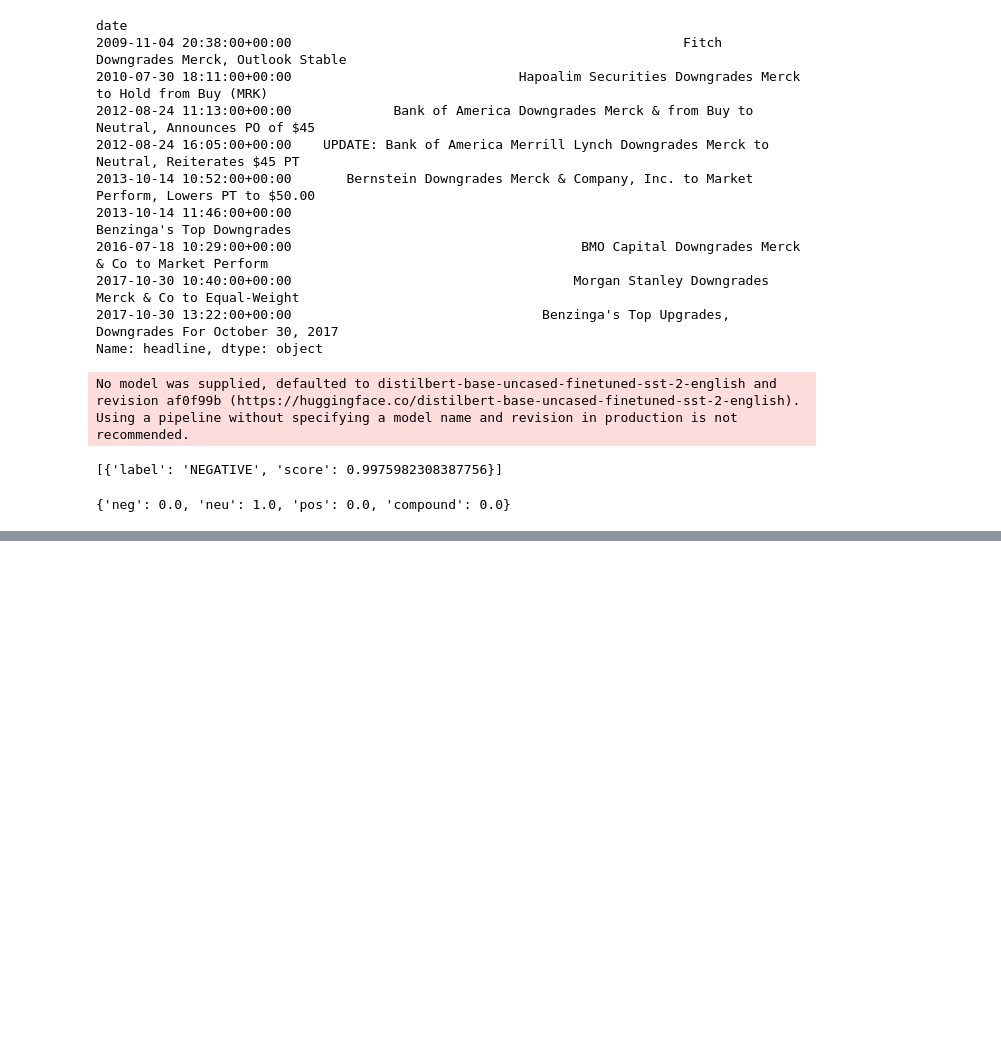
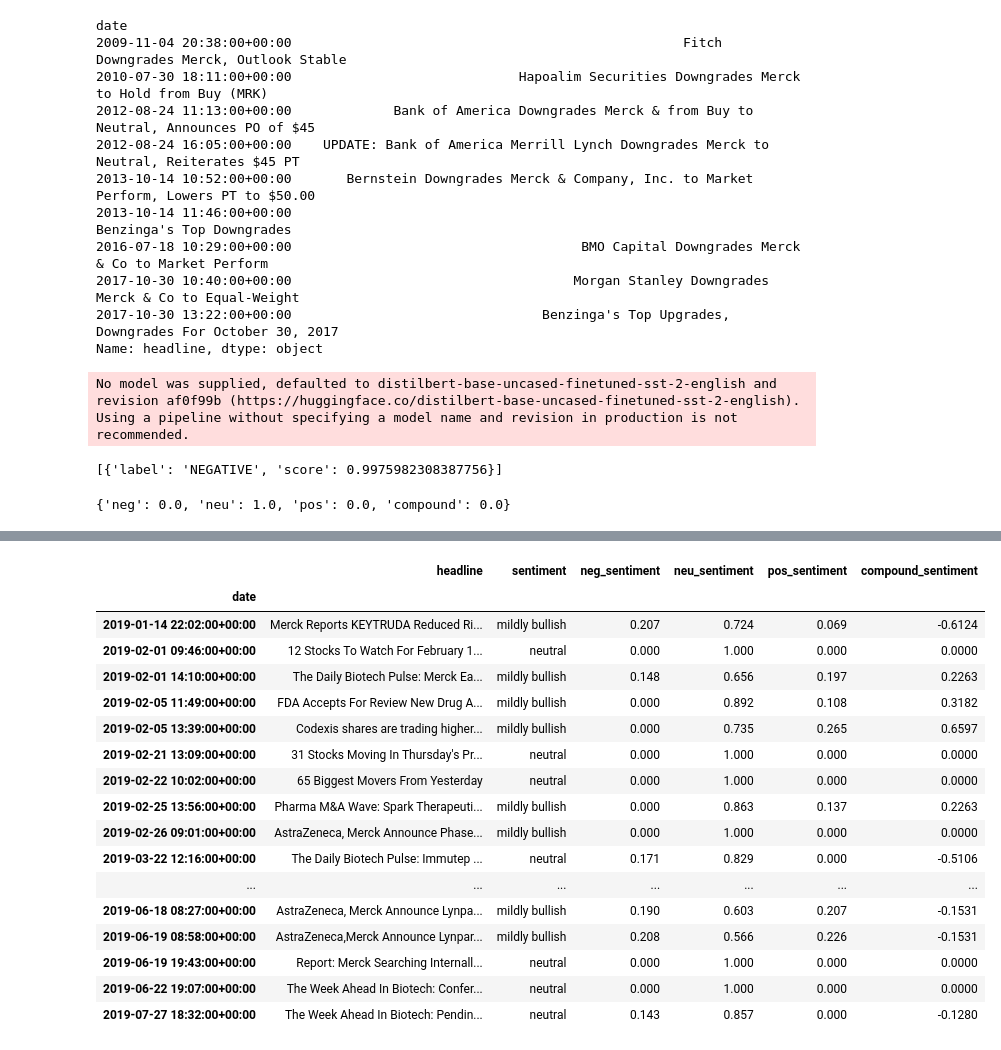
Before and after one commit to ckashby/finnlp, a Jupyter notebook: 03_Sentiment_Analysis.ipynb, the cells around one changed output, grey strips where cells are left out. Drawn from its saved outputs; the diff is of its cells as text; code cells hidden in the pictures; blank space fills up the shorter version.

```diff
--- a/03_Sentiment_Analysis.ipynb
+++ b/03_Sentiment_Analysis.ipynb
@@ -148,3 +114,25 @@ merc_df_apr.head(30)
 | 2019-10-18 18:48:00+00:00 | WHO Says Ebola Concentrated In Co... | mildly bearish | 0.206 | 0.794 | 0.000 | -0.3818 |
 | 2019-10-28 15:56:00+00:00 | More Earnings And A Fed Decision ... | neutral | 0.000 | 1.000 | 0.000 | 0.0000 |
 | 2019-10-29 08:57:00+00:00 | Earnings Scheduled For October 29... | neutral | 0.000 | 1.000 | 0.000 | 0.0000 |
+# %%
+merc_df_apr = merc_df[(merc_df.index >= '2019-01-01')]
+merc_df_apr.head(30)
+# %% [output]
+|  | headline | sentiment | neg_sentiment | neu_sentiment | pos_sentiment | compound_sentiment |
+| date |  |  |  |  |  |  |
+| 2019-01-14 22:02:00+00:00 | Merck Reports KEYTRUDA Reduced Ri... | mildly bullish | 0.207 | 0.724 | 0.069 | -0.6124 |
+| 2019-02-01 09:46:00+00:00 | 12 Stocks To Watch For February 1... | neutral | 0.000 | 1.000 | 0.000 | 0.0000 |
+| 2019-02-01 14:10:00+00:00 | The Daily Biotech Pulse: Merck Ea... | mildly bullish | 0.148 | 0.656 | 0.197 | 0.2263 |
+| 2019-02-05 11:49:00+00:00 | FDA Accepts For Review New Drug A... | mildly bullish | 0.000 | 0.892 | 0.108 | 0.3182 |
+| 2019-02-05 13:39:00+00:00 | Codexis shares are trading higher... | mildly bullish | 0.000 | 0.735 | 0.265 | 0.6597 |
+| 2019-02-21 13:09:00+00:00 | 31 Stocks Moving In Thursday's Pr... | neutral | 0.000 | 1.000 | 0.000 | 0.0000 |
+| 2019-02-22 10:02:00+00:00 | 65 Biggest Movers From Yesterday | neutral | 0.000 | 1.000 | 0.000 | 0.0000 |
+| 2019-02-25 13:56:00+00:00 | Pharma M&A Wave: Spark Therapeuti... | mildly bullish | 0.000 | 0.863 | 0.137 | 0.2263 |
+| 2019-02-26 09:01:00+00:00 | AstraZeneca, Merck Announce Phase... | mildly bullish | 0.000 | 1.000 | 0.000 | 0.0000 |
+| 2019-03-22 12:16:00+00:00 | The Daily Biotech Pulse: Immutep ... | neutral | 0.171 | 0.829 | 0.000 | -0.5106 |
+| ... | ... | ... | ... | ... | ... | ... |
+| 2019-06-18 08:27:00+00:00 | AstraZeneca, Merck Announce Lynpa... | mildly bullish | 0.190 | 0.603 | 0.207 | -0.1531 |
+| 2019-06-19 08:58:00+00:00 | AstraZeneca,Merck Announce Lynpar... | mildly bullish | 0.208 | 0.566 | 0.226 | -0.1531 |
+| 2019-06-19 19:43:00+00:00 | Report: Merck Searching Internall... | neutral | 0.000 | 1.000 | 0.000 | 0.0000 |
+| 2019-06-22 19:07:00+00:00 | The Week Ahead In Biotech: Confer... | neutral | 0.000 | 1.000 | 0.000 | 0.0000 |
+| 2019-07-27 18:32:00+00:00 | The Week Ahead In Biotech: Pendin... | neutral | 0.143 | 0.857 | 0.000 | -0.1280 |
```
Also changed, not shown: parts of 3 cells of this notebook, 5 other files.
